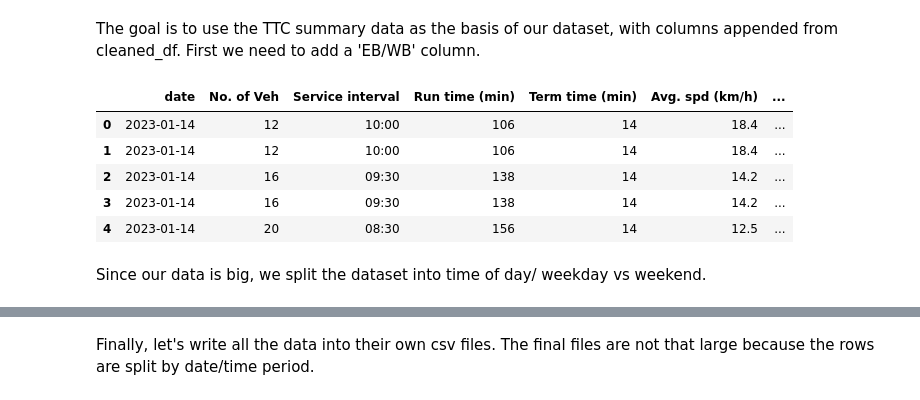
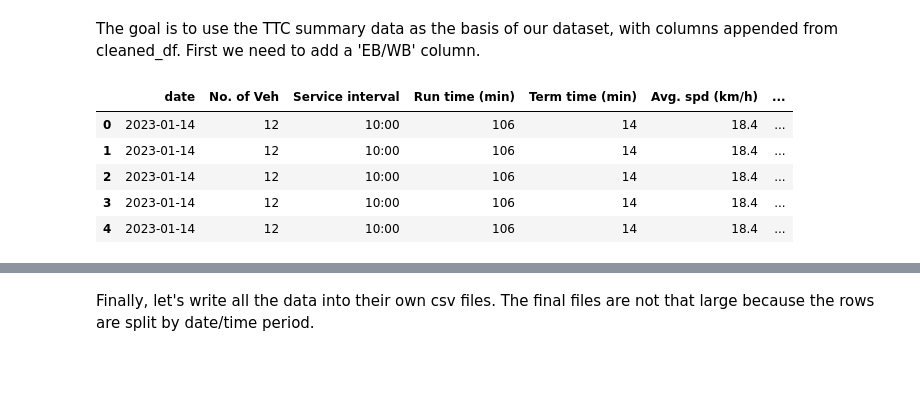
Before and after one commit to Erdos-Projects/spring-2026-predicting-streetcar-delays, a Jupyter notebook: data_processing/schedule_data_cleanup.ipynb, the cells around one changed output, grey strips where cells are left out. Cells and saved outputs as stored; diff of their text form; code cells hidden in the pictures; blank space fills up the shorter version.

```diff
--- a/data_processing/schedule_data_cleanup.ipynb
+++ b/data_processing/schedule_data_cleanup.ipynb
@@ -211,19 +207,3 @@ remove_columns = ['Unnamed: 0', 'First dep NB or WB', 'First dep SB or EB', 'Las
 for column in remove_columns:
     if column in summary_df.columns:
         summary_df.drop(column, axis=1, inplace=True)
-# %%
-main_df_East = summary_df.copy()
-main_df_East['EB/WB'] = ['E' for _ in range(main_df_East.shape[0])]
-main_df_West = summary_df.copy()
-main_df_West['EB/WB'] = ['W' for _ in range(main_df_West.shape[0])]
-
-main_df = pd.concat([main_df_East, main_df_West], ignore_index=True)
-main_df = main_df.sort_values(by=['time period start', 'time period end'], ignore_index=True)
-main_df.head()
-# %% [output]
-|  | date | No. of Veh | Service interval | Run time (min) | Term time (min) | Avg. spd (km/h) | ... |
-| 0 | 2023-01-14 | 12 | 10:00 | 106 | 14 | 18.4 | ... |
-| 1 | 2023-01-14 | 12 | 10:00 | 106 | 14 | 18.4 | ... |
-| 2 | 2023-01-14 | 16 | 09:30 | 138 | 14 | 14.2 | ... |
-| 3 | 2023-01-14 | 16 | 09:30 | 138 | 14 | 14.2 | ... |
-| 4 | 2023-01-14 | 20 | 08:30 | 156 | 14 | 12.5 | ... |
@@ -284,2 +209,0 @@ main_df['date'] = main_df['date'].apply(lambda x: pd.Timestamp(x))
-# %% [markdown]
-Since our data is big, we split the dataset into time of day/ weekday vs weekend.
@@ -297,0 +210,21 @@ for time in range(5):
+# %%
+EB_or_WB= ['E', 'W']
+stops = list(cleaned_df.stop.unique())
+
+main_df = dict()
+for dir in EB_or_WB:
+    for stop in stops:
+        main_df[dir, stop] = summary_df.copy()
+        main_df[dir, stop]['EB/WB'] = [dir for _ in range(main_df[dir,stop].shape[0])]
+        main_df[dir, stop]['stop'] = [stop for _ in range(main_df[dir,stop].shape[0])]
+
+main_df = pd.concat(list(main_df.values()), ignore_index=True)
+main_df = main_df.sort_values(by=['time period start', 'time period end'], ignore_index=True)
+main_df.head()
+# %% [output]
+|  | date | No. of Veh | Service interval | Run time (min) | Term time (min) | Avg. spd (km/h) | ... |
+| 0 | 2023-01-14 | 12 | 10:00 | 106 | 14 | 18.4 | ... |
+| 1 | 2023-01-14 | 12 | 10:00 | 106 | 14 | 18.4 | ... |
+| 2 | 2023-01-14 | 12 | 10:00 | 106 | 14 | 18.4 | ... |
+| 3 | 2023-01-14 | 12 | 10:00 | 106 | 14 | 18.4 | ... |
+| 4 | 2023-01-14 | 12 | 10:00 | 106 | 14 | 18.4 | ... |
```
Also changed, not shown: parts of 44 cells of this notebook, 26 other files.
